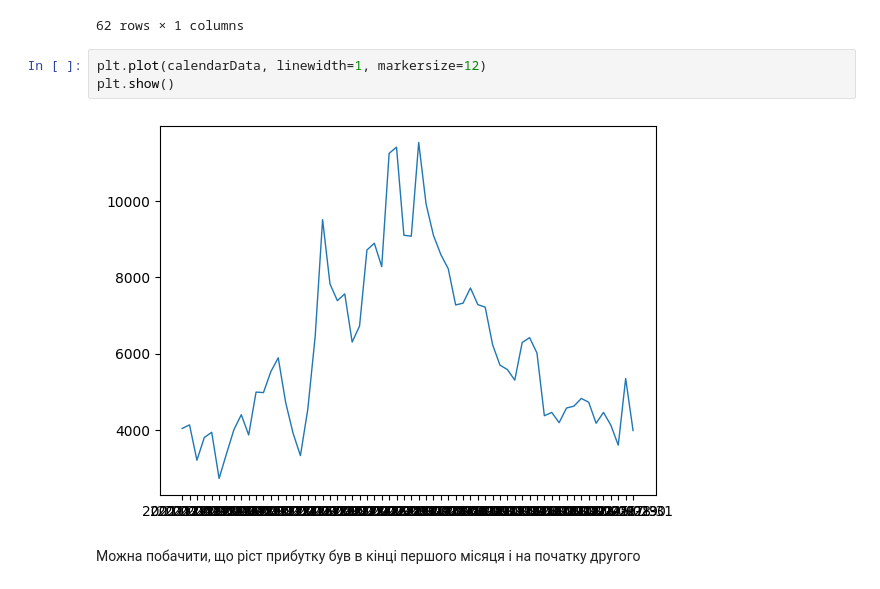
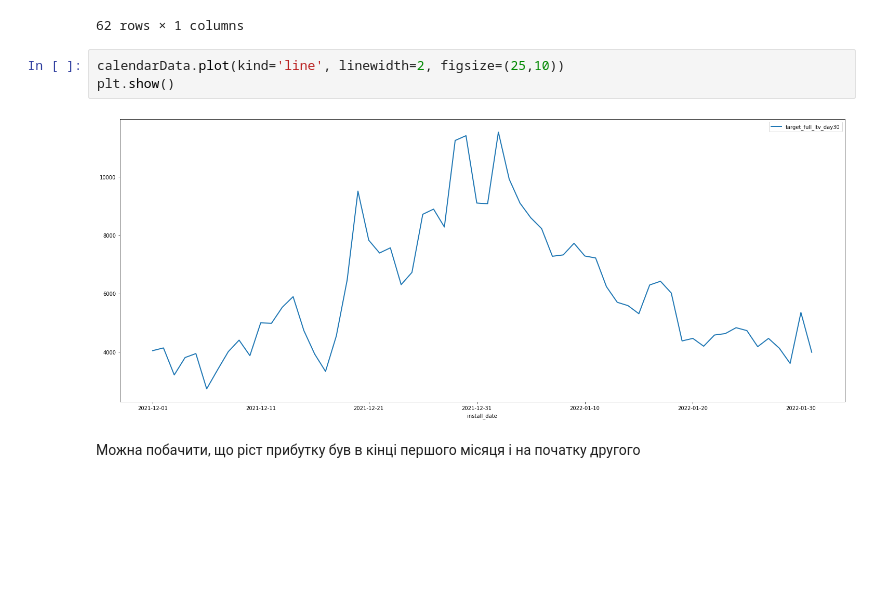
Before and after one commit to Dichik/TestTask_IASA_DataScience_Champ, a Jupyter notebook: src/EDA.ipynb, the cells around one changed output. Drawn from its saved outputs; the diff is of its cells as text; blank space fills up the shorter version.

```diff
--- a/src/EDA.ipynb
+++ b/src/EDA.ipynb
@@ -124,11 +145,11 @@ calendarData
 | 2022-01-30 | 5346.598117 |
 | 2022-01-31 | 3982.779748 |
 62 rows × 1 columns
-# %%
-plt.plot(calendarData, linewidth=1, markersize=12)
-plt.show()
-# %% [output]
-[figure, removed]
+# %%
+calendarData.plot(kind='line', linewidth=2, figsize=(25,10))
+plt.show()
+# %% [output]
+[figure, added]
 # %% [markdown]
 Можна побачити, що ріст прибутку був в кінці першого місяця і на початку другого
 # %% [markdown]
```
Also changed, not shown: parts of 18 cells of this notebook.
